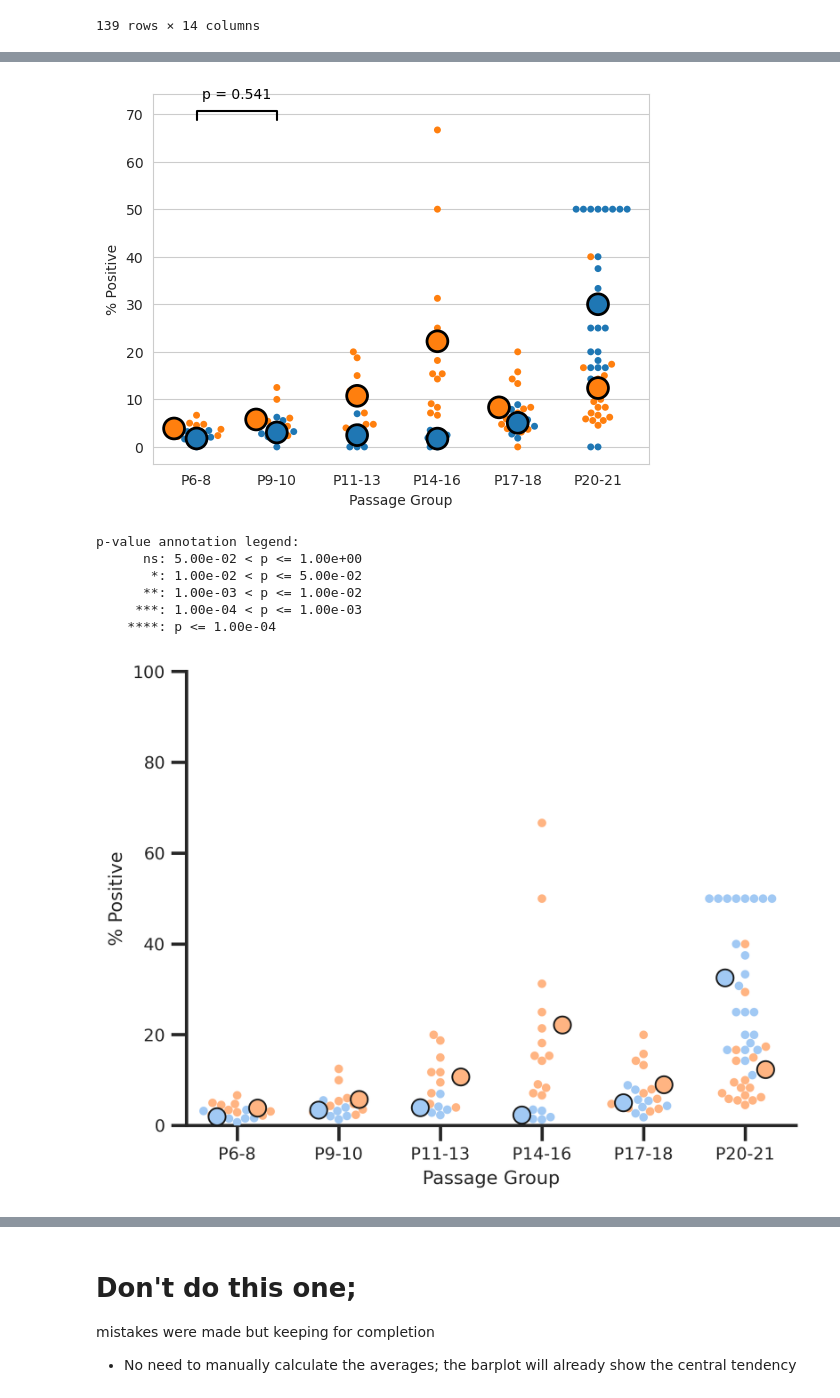
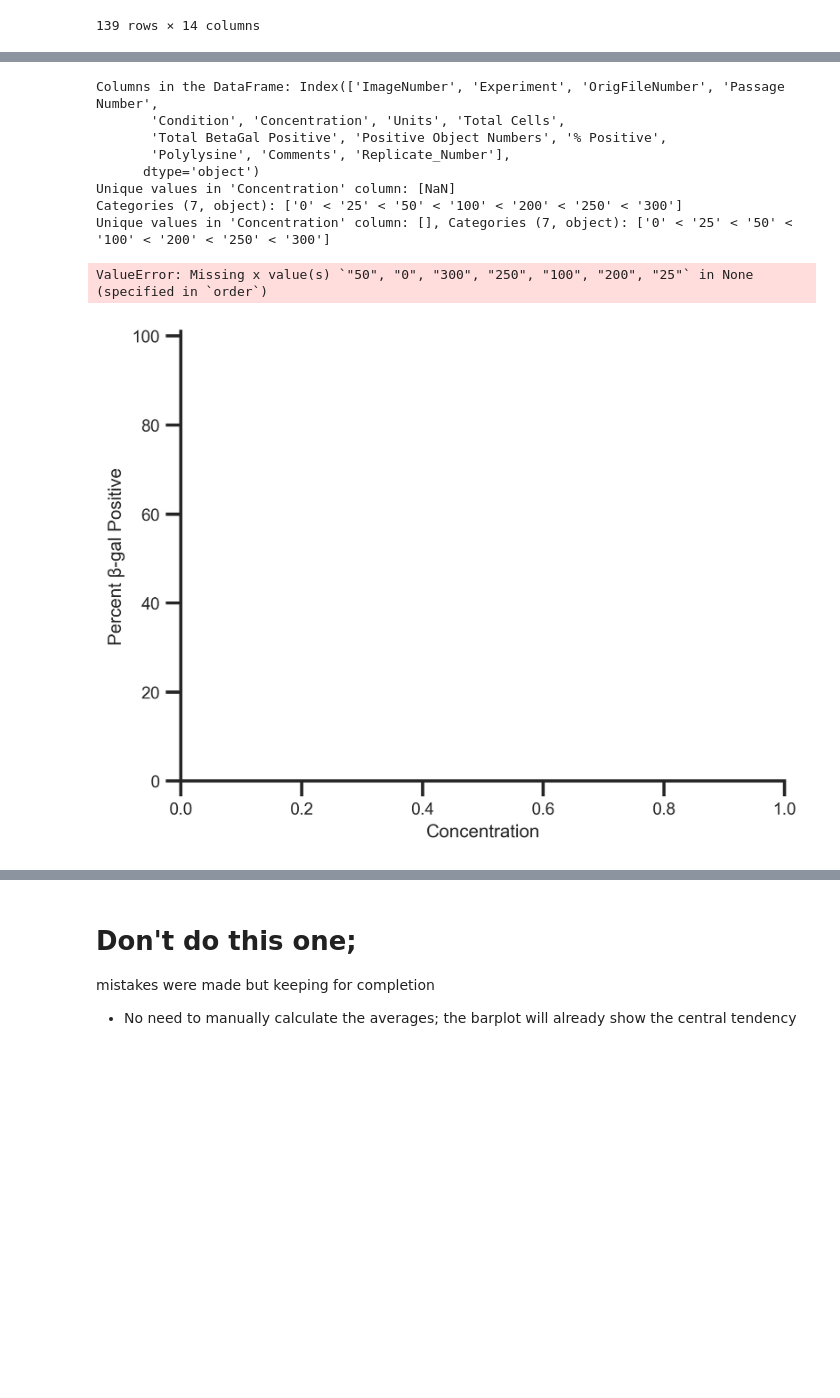
Before and after one commit to allielas/HTP_fibroblasts_mitolyso, a Jupyter notebook: BetaGal.ipynb, the cells around one changed output, grey strips where cells are left out. Cells and saved outputs as stored; diff of their text form; code cells hidden in the pictures; blank space fills up the shorter version.

```diff
--- a/BetaGal.ipynb
+++ b/BetaGal.ipynb
@@ -150,7 +151,7 @@ FileNotFoundError: [Errno 2] No such file or directory: 'combined.csv'
 import scipy
 import seaborn as sns
 
-def create_superplot(data, x_value, y_value, replicates, save_name):
+def create_superplot_fortwo(data, x_value, y_value, replicates, save_name):
     import matplotlib.pyplot as plt
 
     sns.set_style("whitegrid")
@@ -181,21 +182,24 @@ def create_superplot(data, x_value, y_value, replicates, save_name):
     plt.savefig(save_name)
     plt.show()
 
-def make_superplot_with_kruskal(data, group, feature_meas, replicates, ytitle = None, pallete='pastel', ylim = None):
-
-    order = ['P6-8', 'P9-10', 'P11-13', 'P14-16', 'P17-18', 'P20-21']#, 'P22-24']
+def make_superplot_with_kruskal(data, group, feature_meas, replicates, order = None, ytitle = None, ylim = None, pallete='pastel'):
 
     if ytitle is None:
         ytitle = feature_meas.replace('_', ' ')
     if ylim is None:
         ylim = (-1,12)
 
-
     feature_df = make_single_feature_df(data, group=group, feature=feature_meas, replicates=replicates)
     pairs = getpairs(feature_df, group, order)
 
+     # Debug print statement to check unique values in the group column
+    print(f"Unique values in '{group}' column: {feature_df[group].unique()}")
+
+
     #Remove the n=1 replicate
-    feature_df = feature_df[feature_df[group] != "P22-24"]
+    if group == "Passage Group":
+        order = ['P6-8', 'P9-10', 'P11-13', 'P14-16', 'P17-18', 'P20-21']#, 'P22-24']
+        feature_df = feature_df[feature_df[group] != "P22-24"]
 
     group_avg_df = average_groups_by_plate(feature_df, x_value=group, y_value=feature_meas, replicates=replicates)
     group_avg_df_pivot = average_groups_pivot(group_avg_df, x_value=group, y_value=feature_meas, replicates=replicates)
@@ -221,8 +225,8 @@ def make_superplot_with_kruskal(data, group, feature_meas, replicates, ytitle =
                 edgecolor="k",
                 linewidth=1,
                 dodge=0.5)
-
-    ax.legend_.remove()
+    if ax.legend_ is not None:
+        ax.legend_.remove()
 
     sns.despine()
     plt.gcf()#.set_size_inches(10, 6)
@@ -243,18 +247,33 @@ def make_superplot_with_kruskal(data, group, feature_meas, replicates, ytitle =
     plt.savefig(feature_meas + '_superswarmplot.png', dpi=300)
     plt.show()
 # Example usage
-create_superplot(data=pass_df, x_value="Passage Group", y_value="% Positive", replicates="Replicate", save_name ="combined.png")
 ylim = (0,100)
-make_superplot_with_kruskal(data = pass_df, group ="Passage Group", feature_meas="% Positive", replicates="Replicate",ylim=ylim)
+#make_superplot_with_kruskal(data = pass_df, group ="Passage Group", feature_meas="% Positive", replicates="Replicate",ylim=ylim)
-# %% [output]
-[figure, removed]
-p-value annotation legend:
-      ns: 5.00e-02 < p <= 1.00e+00
-       *: 1.00e-02 < p <= 5.00e-02
-      **: 1.00e-03 < p <= 1.00e-02
-     ***: 1.00e-04 < p <= 1.00e-03
-    ****: p <= 1.00e-04
-[figure, removed]
+# %%
+ylim = (0,101)
+ytitle = "Percent β-gal Positive"
+
+# Print the columns of the DataFrame to check for correct column names
+print(f"Columns in the DataFrame: {doxo_df.columns}")
+
+# Print unique values in the 'Concentration' column
+print(f"Unique values in 'Concentration' column: {doxo_df['Concentration'].unique()}")
+
+# Call the function
+make_superplot_with_kruskal(doxo_df, 'Concentration', '% Positive', 'Replicate_Number', doxo_conc_order, ytitle, ylim)
+
+make_superplot_with_kruskal(doxo_df, 'Concentration', '% Positive', 'Replicate_Number', doxo_conc_order, ytitle, ylim)
+# %% [output]
+Columns in the DataFrame: Index(['ImageNumber', 'Experiment', 'OrigFileNumber', 'Passage Number',
+       'Condition', 'Concentration', 'Units', 'Total Cells',
+       'Total BetaGal Positive', 'Positive Object Numbers', '% Positive',
+       'Polylysine', 'Comments', 'Replicate_Number'],
+      dtype='object')
+Unique values in 'Concentration' column: [NaN]
+Categories (7, object): ['0' < '25' < '50' < '100' < '200' < '250' < '300']
+Unique values in 'Concentration' column: [], Categories (7, object): ['0' < '25' < '50' < '100' < '200' < '250' < '300']
+ValueError: Missing x value(s) `"50", "0", "300", "250", "100", "200", "25"` in None (specified in `order`)
+[figure, added]
 # %%
 #Helper function to make the plot
 def betagal_barplot_concs(ax,data,x,y,palette):
```
Also changed, not shown: parts of 7 cells of this notebook, 4 other files.
